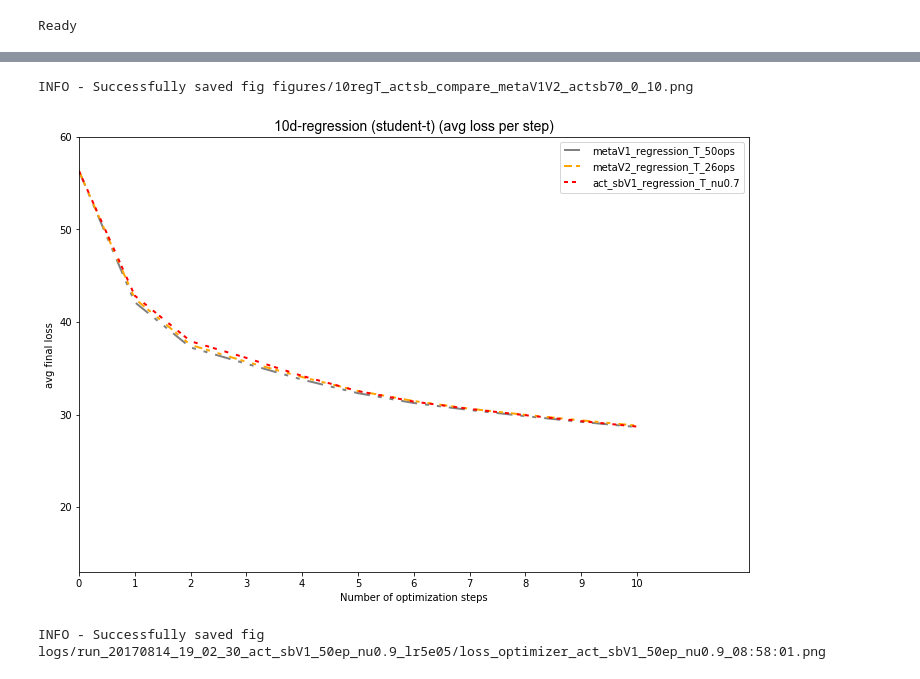
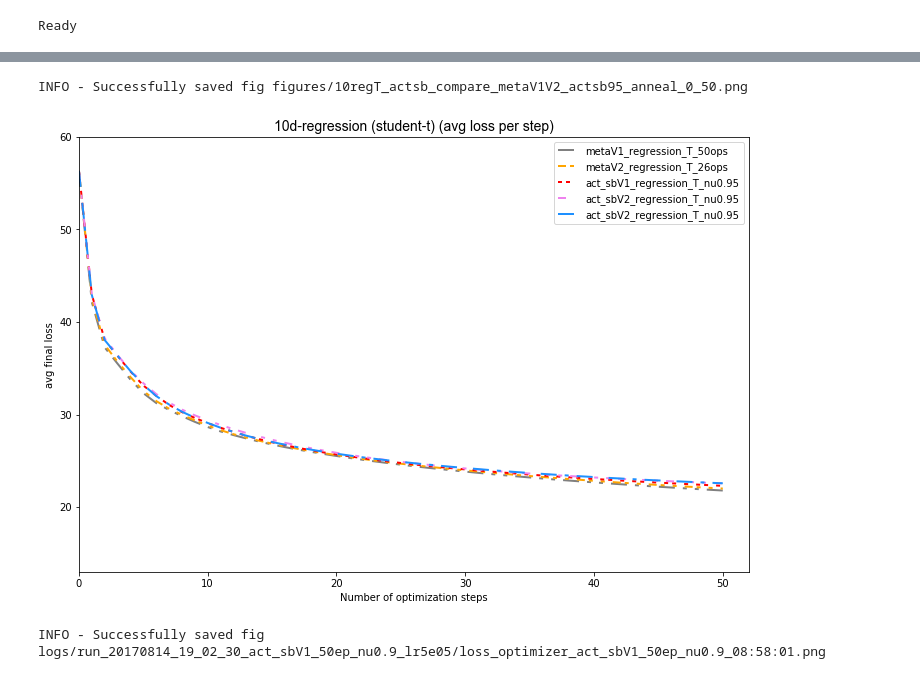
Before and after one commit to toologicbv/meta_learner, a Jupyter notebook: regressionT_results_actsb_1.ipynb, the cells around one changed output, grey strips where cells are left out. Drawn from its saved outputs; the diff is of its cells as text; code cells hidden in the pictures.

```diff
--- a/regressionT_results_actsb_1.ipynb
+++ b/regressionT_results_actsb_1.ipynb
@@ -57,15 +60,16 @@ expers_to_load = [# Meta V1 model regressionT
                   # Stick-breaking V1 model
                   (False, "run_20170724_22_55_12_actV2_70ep_32ops_lr5e05_adam"), # nu=0.1
                   (False, "run_20170811_15_54_49_act_sbV1_45ep_nu0.2_lr5e05"), # nu=0.2
-                  (False, "run_20170815_17_15_28_act_sbV1_50ep_nu0.3_lr5e05"), # nu=0.3
+                  (True, "run_20170815_17_15_28_act_sbV1_50ep_nu0.3_lr5e05"), # nu=0.3
                   (False, "run_20170724_17_46_16_actV2_70ep_32ops_lr5e05_adam"), # nu=0.6
                   (True, "run_20170814_14_27_22_act_sbV1_50ep_nu0.7_lr5e05"), # nu=0.7
-                  (False, "run_20170815_16_02_52_act_sbV1_50ep_nu0.8_lr5e05"), # nu=0.8
+                  (True, "run_20170815_16_02_52_act_sbV1_50ep_nu0.8_lr5e05"), # nu=0.8
                   (False, "run_20170815_16_29_43_act_sbV2_50ep_nu0.8_lr5e05"), # nu=0.8 with 20epos annealing until 0.5
                   (False, "run_20170814_12_41_13_act_sbV1_50ep_nu0.9_lr5e05"), # 0.9
                   (False, "run_20170815_09_44_40_act_sbV2_50ep_nu0.9_lr5e05"), # 0.9 with 40steps annealing
-                  (False, "run_20170814_11_13_42_act_sbV1_50ep_nu0.95_lr5e05"), # nu=0.95 max_horizon = 100
-                  (False, "run_20170815_15_12_55_act_sbV1_50ep_nu0.95_lr5e05"), # nu=0.95 max_horizon =200
+                  (False, "run_20170816_10_21_59_act_sbV1_50ep_nu0.95_lr5e05"), # nu=0.95
+                  (False, "run_20170816_09_29_29_act_sbV2_50ep_nu0.95_lr5e05"), # nu=0.95 20 step annealing 0.5
+                  (False, "run_20170815_14_33_06_act_sbV2_50ep_nu0.95_lr5e05"), # nu=0.95 40 step annealing 1.0
                   (False, "run_20170814_18_16_12_act_sbV1_50ep_nu0.99_lr5e05"), # 0.99 with annealing
                   # Stick-breaking V3 model with neg-binomial
                   (False, "run_20170815_10_22_49_act_sbV3_50ep_nu0.5_lr5e05"), # nu=0.5 n=50
@@ -131,6 +145,8 @@ for exper in expers_to_load:
         new_experiments.append(Experiment.load(path_to_exp=exper[1] + "/" +
                                                "exp_eval_stats_10000_" + str(max_eval_steps) +"steps.dll",
                                                full_path=True))
+        if new_experiments[-1].meta_logger is None:
+            new_experiments[-1].meta_logger = logger
 print("Ready")
 # %% [output]
 Loading experiment run_20170814_11_47_03_metaV1_50ep_50ops_lr3e05
@@ -150,19 +165,19 @@ plot_halting_step_stats_with_loss(experiments[6], do_show=True, do_save=False, a
 # %%
 # new_exp_select = [new_experiments[3], new_experiments[4], new_experiments[7]] #, new_experiments[4]]
 best_val_runs, lowest_value = plot_loss_over_tsteps(new_experiments, do_show=True,
                                               do_save=True,
                                               plot_best=False,
-                                              fig_name="10regT_actsb_compare_metaV1V2_actsb70_0_10",
+                                              fig_name="10regT_actsb_compare_metaV1V2_actsb95_anneal_0_50",
                                               loss_type="loss",
                                               min_step=0,
-                                              max_step=10,
+                                              max_step=50,
                                               sort_exper="10d-regression (student-t)",
                                               log_scale=False,
                                               with_stddev=False,
                                               runID=None)
 # %% [output]
-INFO - Successfully saved fig figures/10regT_actsb_compare_metaV1V2_actsb70_0_10.png
+INFO - Successfully saved fig figures/10regT_actsb_compare_metaV1V2_actsb95_anneal_0_50.png
-[figure, old version]
+[figure, new version]
 # %%
 loss_plot(experiments[1], loss_type="opt_loss", save=True, show=True,
           log_scale=False, validation=True, only_val=False)
```
Also changed, not shown: parts of 9 cells of this notebook, 5 other files.
